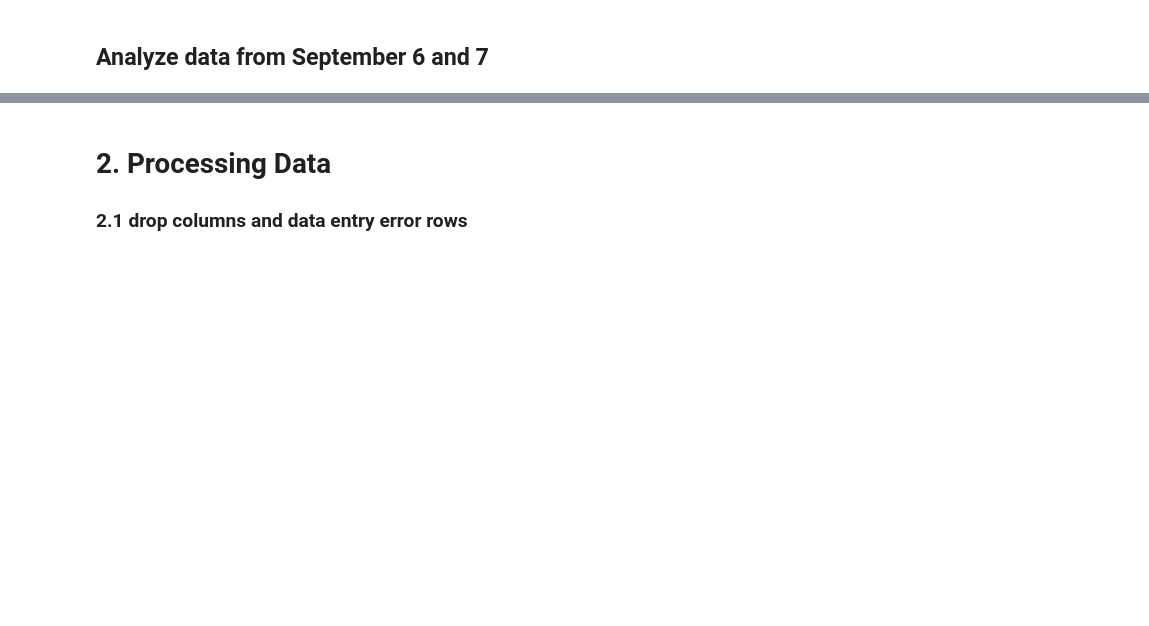
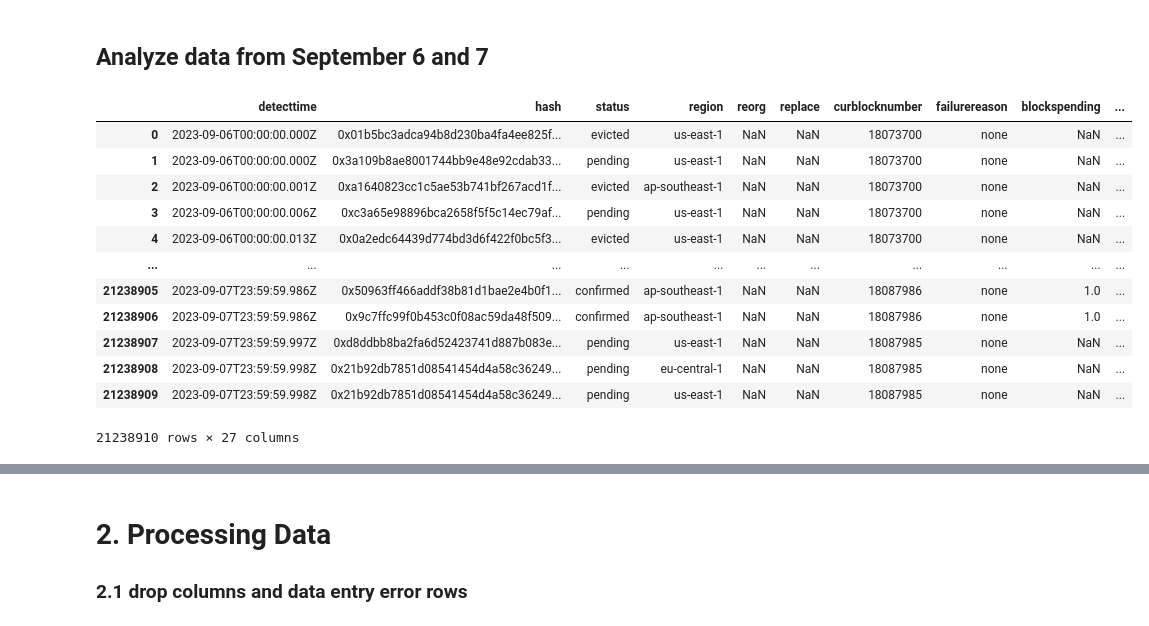
Before and after one commit to PhuongHuynh9987/CAMCOS-project, a Jupyter notebook: Code/Data-info-and-cleaning.ipynb, the cells around one changed output, grey strips where cells are left out. Cells and saved outputs as stored; diff of their text form; code cells hidden in the pictures; blank space fills up the shorter version.

```diff
--- a/Code/Data-info-and-cleaning.ipynb
+++ b/Code/Data-info-and-cleaning.ipynb
@@ -14,13 +9,27 @@ PosixPath('/Users/huynhphuong/Desktop/CAMCOS-after-semester')
 # %%
 sep6 = '/Users/huynhphuong/Desktop/CAMCOS-after-semester/Data/Sep-06.csv'
 sep6 = pd.read_csv(sep6, sep='\t', dtype ={"curblocknumber":int,'gas':float,
                                            'gasprice':float,'type':float,'maxfeepergas':float,
-                                           'basefeepergas':float,'gasused':float},low_memory=False)
+                                           'basefeepergas':float,'gasused':float})
 
 sep7 = '/Users/huynhphuong/Desktop/CAMCOS-after-semester/Data/Sep-07.csv'
 sep7 = pd.read_csv(sep7, sep='\t', dtype ={"curblocknumber":int,'gas':float,
                                            'gasprice':float,'type':float,'maxfeepergas':float,
-                                           'basefeepergas':float,'gasused':float},low_memory=False)
-df = pd.concat([sep6, sep7],ignore_index = True)
-df
+                                           'basefeepergas':float,'gasused':float})
+table = pd.concat([sep6, sep7],ignore_index = True)
+table
+# %% [output]
+|  | detecttime | hash | status | region | reorg | replace | curblocknumber | failurereason | blockspending | ... |
+| 0 | 2023-09-06T00:00:00.000Z | 0x01b5bc3adca94b8d230ba4fa4ee825f... | evicted | us-east-1 | NaN | NaN | 18073700 | none | NaN | ... |
+| 1 | 2023-09-06T00:00:00.000Z | 0x3a109b8ae8001744bb9e48e92cdab33... | pending | us-east-1 | NaN | NaN | 18073700 | none | NaN | ... |
+| 2 | 2023-09-06T00:00:00.001Z | 0xa1640823cc1c5ae53b741bf267acd1f... | evicted | ap-southeast-1 | NaN | NaN | 18073700 | none | NaN | ... |
+| 3 | 2023-09-06T00:00:00.006Z | 0xc3a65e98896bca2658f5f5c14ec79af... | pending | us-east-1 | NaN | NaN | 18073700 | none | NaN | ... |
+| 4 | 2023-09-06T00:00:00.013Z | 0x0a2edc64439d774bd3d6f422f0bc5f3... | evicted | us-east-1 | NaN | NaN | 18073700 | none | NaN | ... |
+| ... | ... | ... | ... | ... | ... | ... | ... | ... | ... | ... |
+| 21238905 | 2023-09-07T23:59:59.986Z | 0x50963ff466addf38b81d1bae2e4b0f1... | confirmed | ap-southeast-1 | NaN | NaN | 18087986 | none | 1.0 | ... |
+| 21238906 | 2023-09-07T23:59:59.986Z | 0x9c7ffc99f0b453c0f08ac59da48f509... | confirmed | ap-southeast-1 | NaN | NaN | 18087986 | none | 1.0 | ... |
+| 21238907 | 2023-09-07T23:59:59.997Z | 0xd8ddbb8ba2fa6d52423741d887b083e... | pending | us-east-1 | NaN | NaN | 18087985 | none | NaN | ... |
+| 21238908 | 2023-09-07T23:59:59.998Z | 0x21b92db7851d08541454d4a58c36249... | pending | eu-central-1 | NaN | NaN | 18087985 | none | NaN | ... |
+| 21238909 | 2023-09-07T23:59:59.998Z | 0x21b92db7851d08541454d4a58c36249... | pending | us-east-1 | NaN | NaN | 18087985 | none | NaN | ... |
+21238910 rows × 27 columns
 # %%
```
Also changed, not shown: parts of 15 cells of this notebook, 2 other files.
